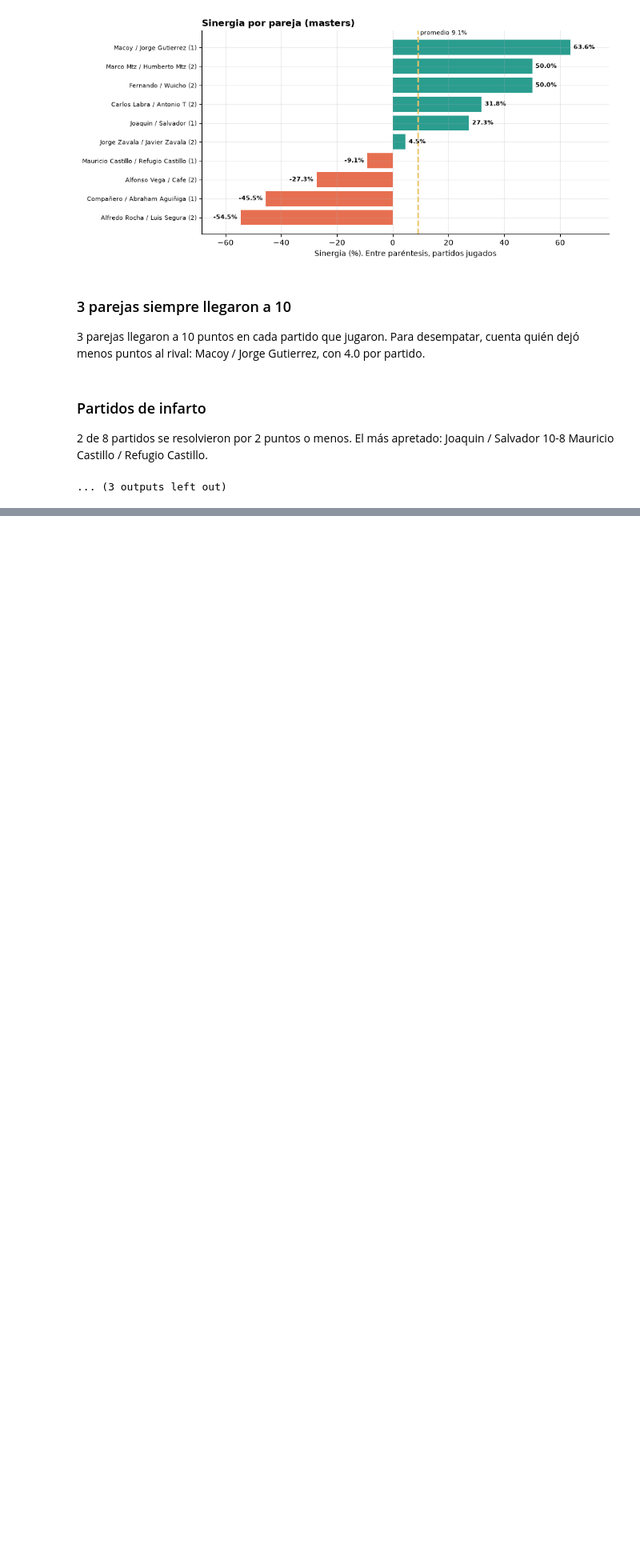
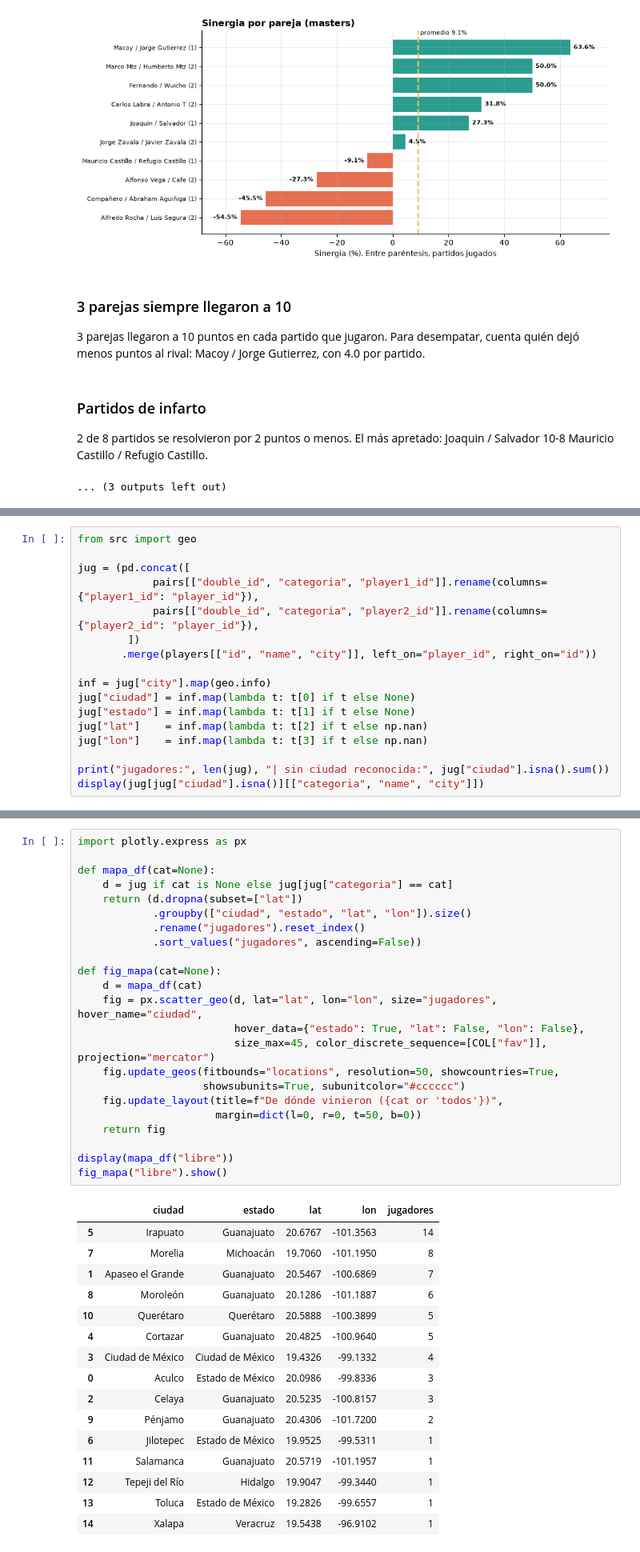
Before and after one commit to Astra-exe/tdlf26-data, a Jupyter notebook: notebooks/EDA.ipynb, the cells around one changed output, grey strips where cells are left out. Shown at 80% size. Drawn from its saved outputs; the diff is of its cells as text; blank space fills up the shorter version.

```diff
--- a/notebooks/EDA.ipynb
+++ b/notebooks/EDA.ipynb
@@ -1022,0 +1022,17 @@ Una pareja que ganara todos sus partidos 10-0 tendría 100% de sinergia. La más
+# %%
+from src import geo
+
+jug = (pd.concat([
+            pairs[["double_id", "categoria", "player1_id"]].rename(columns={"player1_id": "player_id"}),
+            pairs[["double_id", "categoria", "player2_id"]].rename(columns={"player2_id": "player_id"}),
+        ])
+       .merge(players[["id", "name", "city"]], left_on="player_id", right_on="id"))
+
+inf = jug["city"].map(geo.info)
+jug["ciudad"] = inf.map(lambda t: t[0] if t else None)
+jug["estado"] = inf.map(lambda t: t[1] if t else None)
+jug["lat"]    = inf.map(lambda t: t[2] if t else np.nan)
+jug["lon"]    = inf.map(lambda t: t[3] if t else np.nan)
+
+print("jugadores:", len(jug), "| sin ciudad reconocida:", jug["ciudad"].isna().sum())
+display(jug[jug["ciudad"].isna()][["categoria", "name", "city"]])
@@ -1022,0 +1044,40 @@ Una pareja que ganara todos sus partidos 10-0 tendría 100% de sinergia. La más
+# %%
+import plotly.express as px
+
+def mapa_df(cat=None):
+    d = jug if cat is None else jug[jug["categoria"] == cat]
+    return (d.dropna(subset=["lat"])
+            .groupby(["ciudad", "estado", "lat", "lon"]).size()
+            .rename("jugadores").reset_index()
+            .sort_values("jugadores", ascending=False))
+
+def fig_mapa(cat=None):
+    d = mapa_df(cat)
+    fig = px.scatter_geo(d, lat="lat", lon="lon", size="jugadores", hover_name="ciudad",
+                         hover_data={"estado": True, "lat": False, "lon": False},
+                         size_max=45, color_discrete_sequence=[COL["fav"]], projection="mercator")
+    fig.update_geos(fitbounds="locations", resolution=50, showcountries=True,
+                    showsubunits=True, subunitcolor="#cccccc")
+    fig.update_layout(title=f"De dónde vinieron ({cat or 'todos'})",
+                      margin=dict(l=0, r=0, t=50, b=0))
+    return fig
+
+display(mapa_df("libre"))
+fig_mapa("libre").show()
+# %% [output]
+|  | ciudad | estado | lat | lon | jugadores |
+| 5 | Irapuato | Guanajuato | 20.6767 | -101.3563 | 14 |
+| 7 | Morelia | Michoacán | 19.7060 | -101.1950 | 8 |
+| 1 | Apaseo el Grande | Guanajuato | 20.5467 | -100.6869 | 7 |
+| 8 | Moroleón | Guanajuato | 20.1286 | -101.1887 | 6 |
+| 10 | Querétaro | Querétaro | 20.5888 | -100.3899 | 5 |
+| 4 | Cortazar | Guanajuato | 20.4825 | -100.9640 | 5 |
+| 3 | Ciudad de México | Ciudad de México | 19.4326 | -99.1332 | 4 |
+| 0 | Aculco | Estado de México | 20.0986 | -99.8336 | 3 |
+| 2 | Celaya | Guanajuato | 20.5235 | -100.8157 | 3 |
+| 9 | Pénjamo | Guanajuato | 20.4306 | -101.7200 | 2 |
+| 6 | Jilotepec | Estado de México | 19.9525 | -99.5311 | 1 |
+| 11 | Salamanca | Guanajuato | 20.5719 | -101.1957 | 1 |
+| 12 | Tepeji del Río | Hidalgo | 19.9047 | -99.3440 | 1 |
+| 13 | Toluca | Estado de México | 19.2826 | -99.6557 | 1 |
+| 14 | Xalapa | Veracruz | 19.5438 | -96.9102 | 1 |
```
Also changed, not shown: parts of 4 cells of this notebook, 2 other files.
